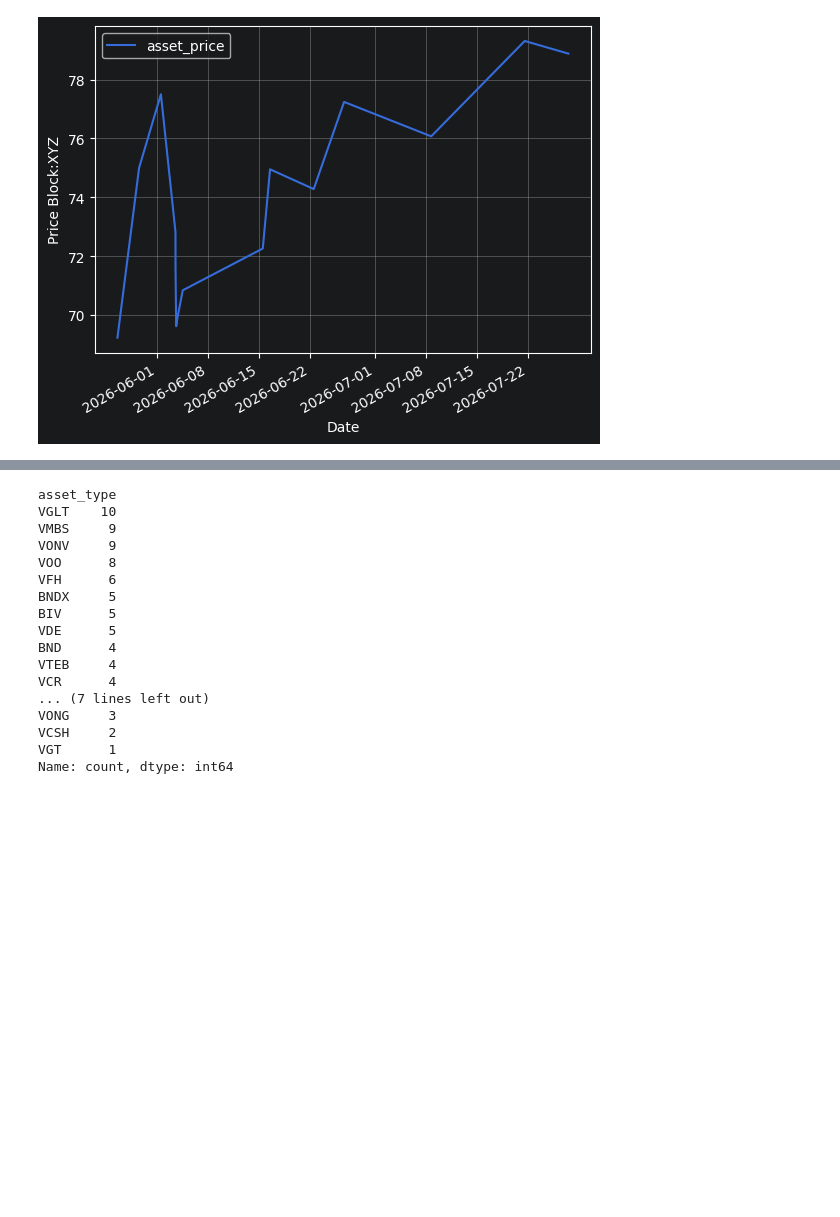
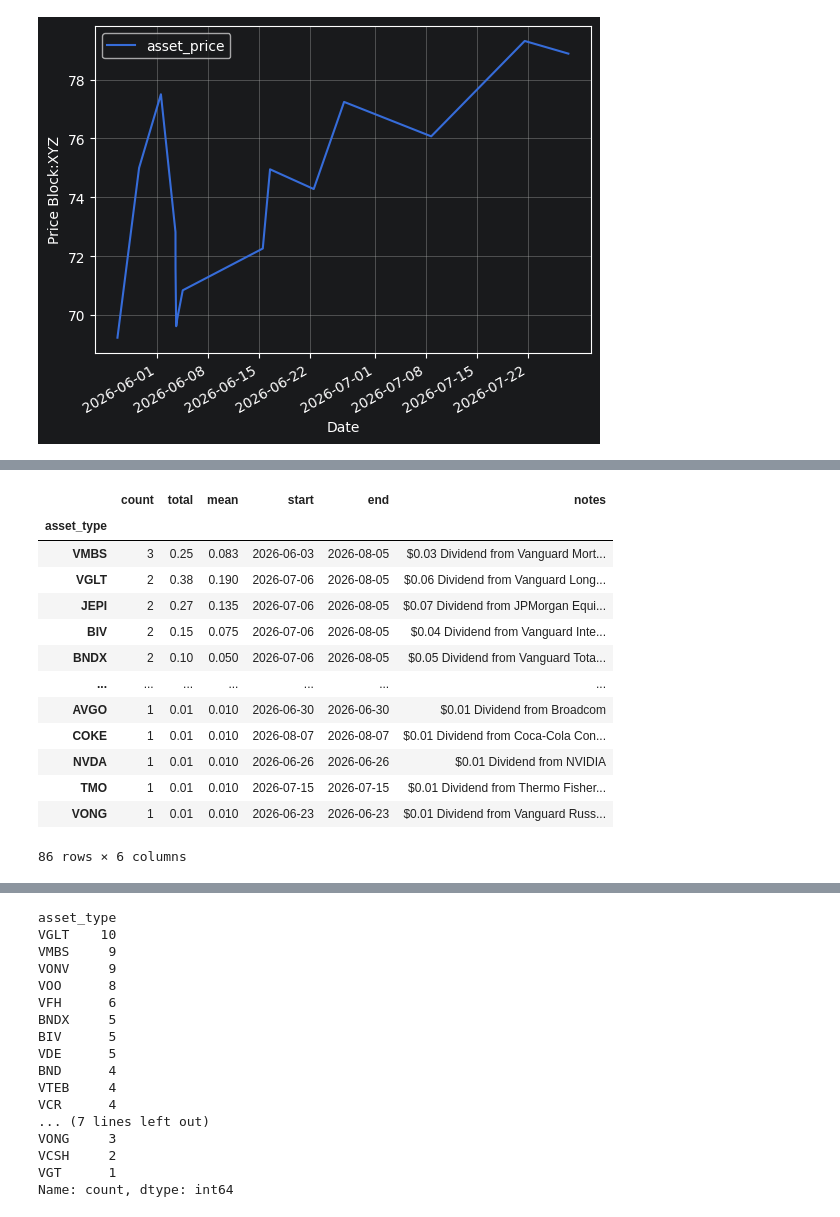
Before and after one commit to matthagy/cashapp_analysis, a Jupyter notebook: scratch0.ipynb, the cells around one changed output, grey strips where cells are left out. Cells and saved outputs as stored; diff of their text form; code cells hidden in the pictures; blank space fills up the shorter version.

```diff
--- a/scratch0.ipynb
+++ b/scratch0.ipynb
@@ -919,3 +922,32 @@ plt.tight_layout()
+# %%
+(div_data
+ .groupby('asset_type')
+ .agg(
+    count=('amount', 'size'),
+    total=('amount', 'sum'),
+    mean=('amount', lambda x: x.mean().round(3)),
+    # asset_price=('asset_price', lambda x: x.mean().round(3)),
+    start=('date', 'min'),
+    end=('date', 'max'),
+    notes=('notes', lambda x: x.sort_values().tolist()[0]),
+)
+ .sort_values(['count', 'total', 'mean'], ascending=False)
+ )
+# %% [output]
+|  | count | total | mean | start | end | notes |
+| asset_type |  |  |  |  |  |  |
+| VMBS | 3 | 0.25 | 0.083 | 2026-06-03 | 2026-08-05 | $0.03 Dividend from Vanguard Mort... |
+| VGLT | 2 | 0.38 | 0.190 | 2026-07-06 | 2026-08-05 | $0.06 Dividend from Vanguard Long... |
+| JEPI | 2 | 0.27 | 0.135 | 2026-07-06 | 2026-08-05 | $0.07 Dividend from JPMorgan Equi... |
+| BIV | 2 | 0.15 | 0.075 | 2026-07-06 | 2026-08-05 | $0.04 Dividend from Vanguard Inte... |
+| BNDX | 2 | 0.10 | 0.050 | 2026-07-06 | 2026-08-05 | $0.05 Dividend from Vanguard Tota... |
+| ... | ... | ... | ... | ... | ... | ... |
+| AVGO | 1 | 0.01 | 0.010 | 2026-06-30 | 2026-06-30 | $0.01 Dividend from Broadcom |
+| COKE | 1 | 0.01 | 0.010 | 2026-08-07 | 2026-08-07 | $0.01 Dividend from Coca-Cola Con... |
+| NVDA | 1 | 0.01 | 0.010 | 2026-06-26 | 2026-06-26 | $0.01 Dividend from NVIDIA |
+| TMO | 1 | 0.01 | 0.010 | 2026-07-15 | 2026-07-15 | $0.01 Dividend from Thermo Fisher... |
+| VONG | 1 | 0.01 | 0.010 | 2026-06-23 | 2026-06-23 | $0.01 Dividend from Vanguard Russ... |
+86 rows × 6 columns
 # %%
 vanguard_data = (
     data[
```
Also changed, not shown: parts of 61 cells of this notebook, 1 other file.
